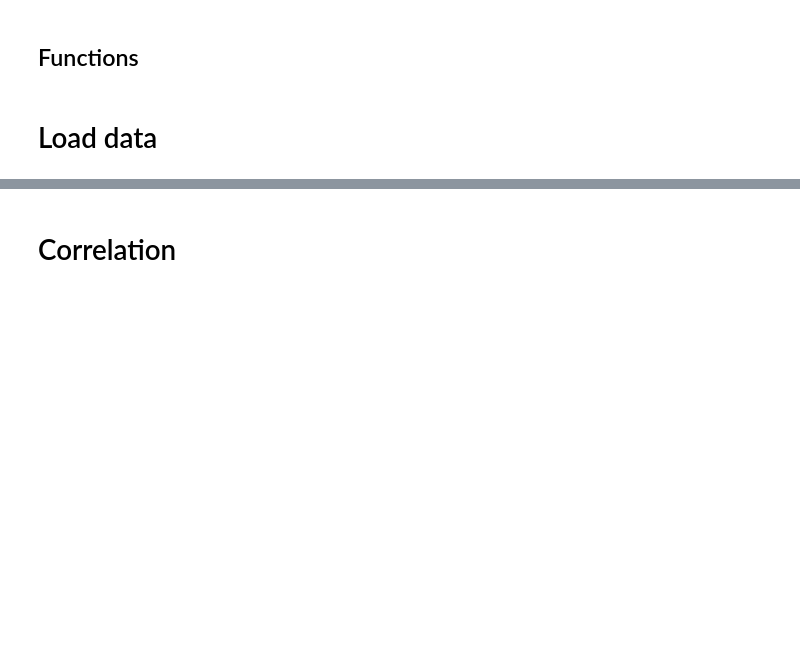
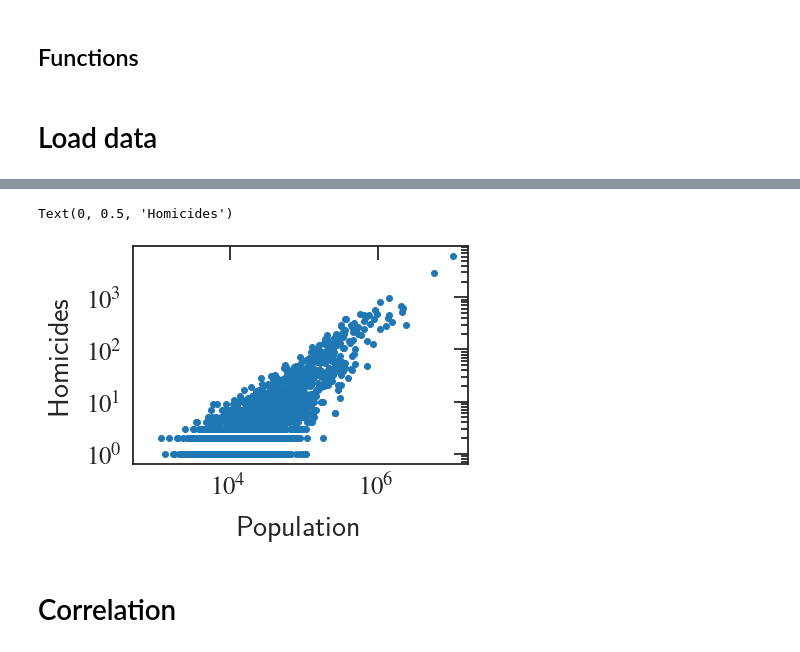
Before and after one commit to lgaalves/AppliedMathSchoolLectures, a Jupyter notebook: day-5-machine-learning-part-II/05 - Homicides prediction.ipynb, the cells around one changed output, grey strips where cells are left out. Drawn from its saved outputs; the diff is of its cells as text; code cells hidden in the pictures; blank space fills up the shorter version.

```diff
--- a/day-5-machine-learning-part-II/05 - Homicides prediction.ipynb
+++ b/day-5-machine-learning-part-II/05 - Homicides prediction.ipynb
@@ -189,6 +192,6 @@ indicators=['Population',
 # %%
 datasets=dict()
 for year in [2000,2010]:
-    datasets[year]=pd.read_csv(f'../data/data-{year}.csv',index_col=0)
+    datasets[year]=pd.read_csv(f'data/data-{year}.csv',index_col=0)
 # %%
 datasets[2000].head()
@@ -195,3 +205,10 @@ datasets[2000].head()
+# %%
+plt.loglog(datasets[2000].Population,datasets[2000].Homicides,'o')
+plt.xlabel('Population')
+plt.ylabel('Homicides')
+# %% [output]
+Text(0, 0.5, 'Homicides')
+[figure, added]
 # %% [markdown]
 # Correlation
 # %%
```
Also changed, not shown: parts of 36 cells of this notebook, 24 other files.
